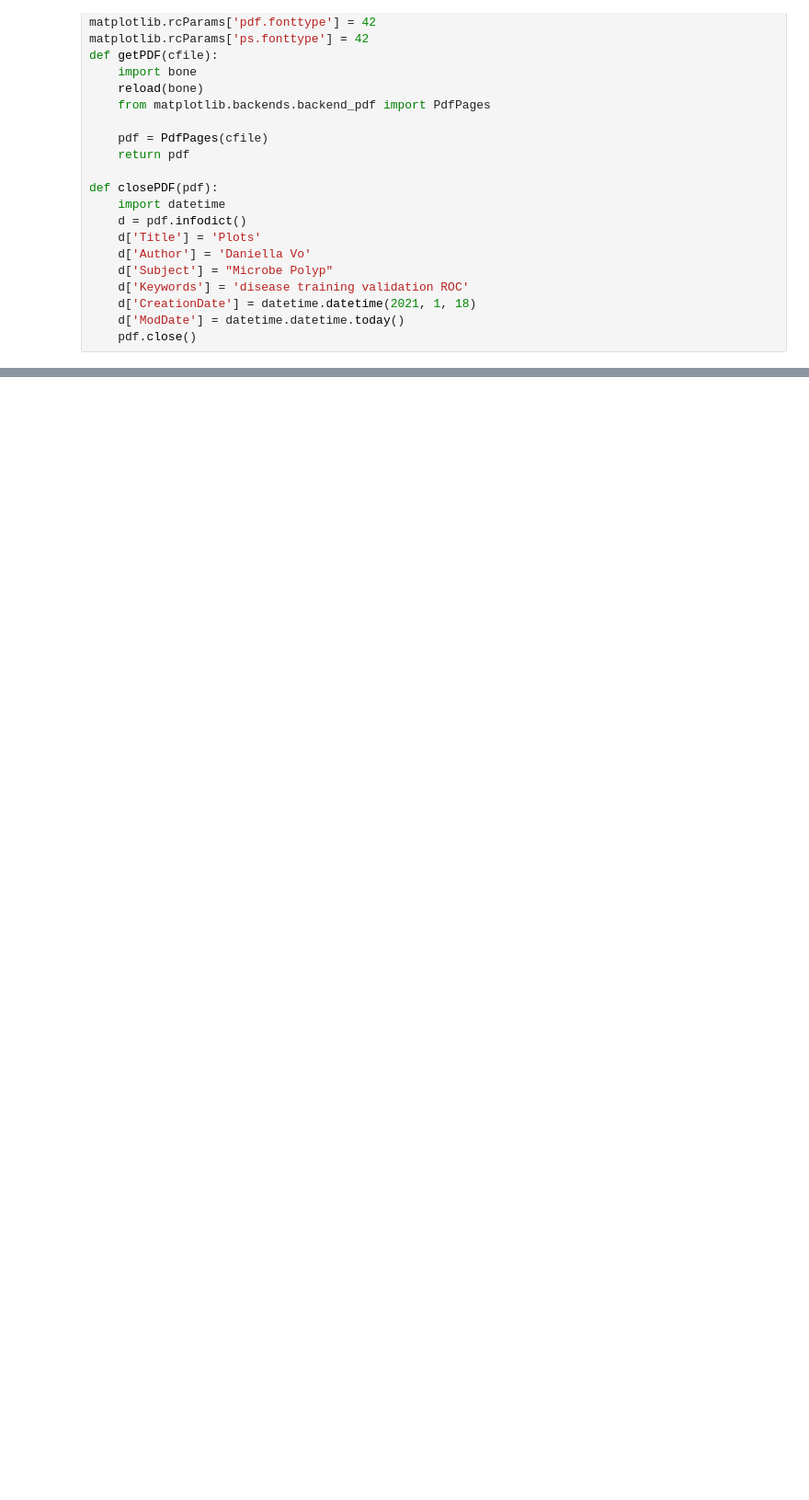
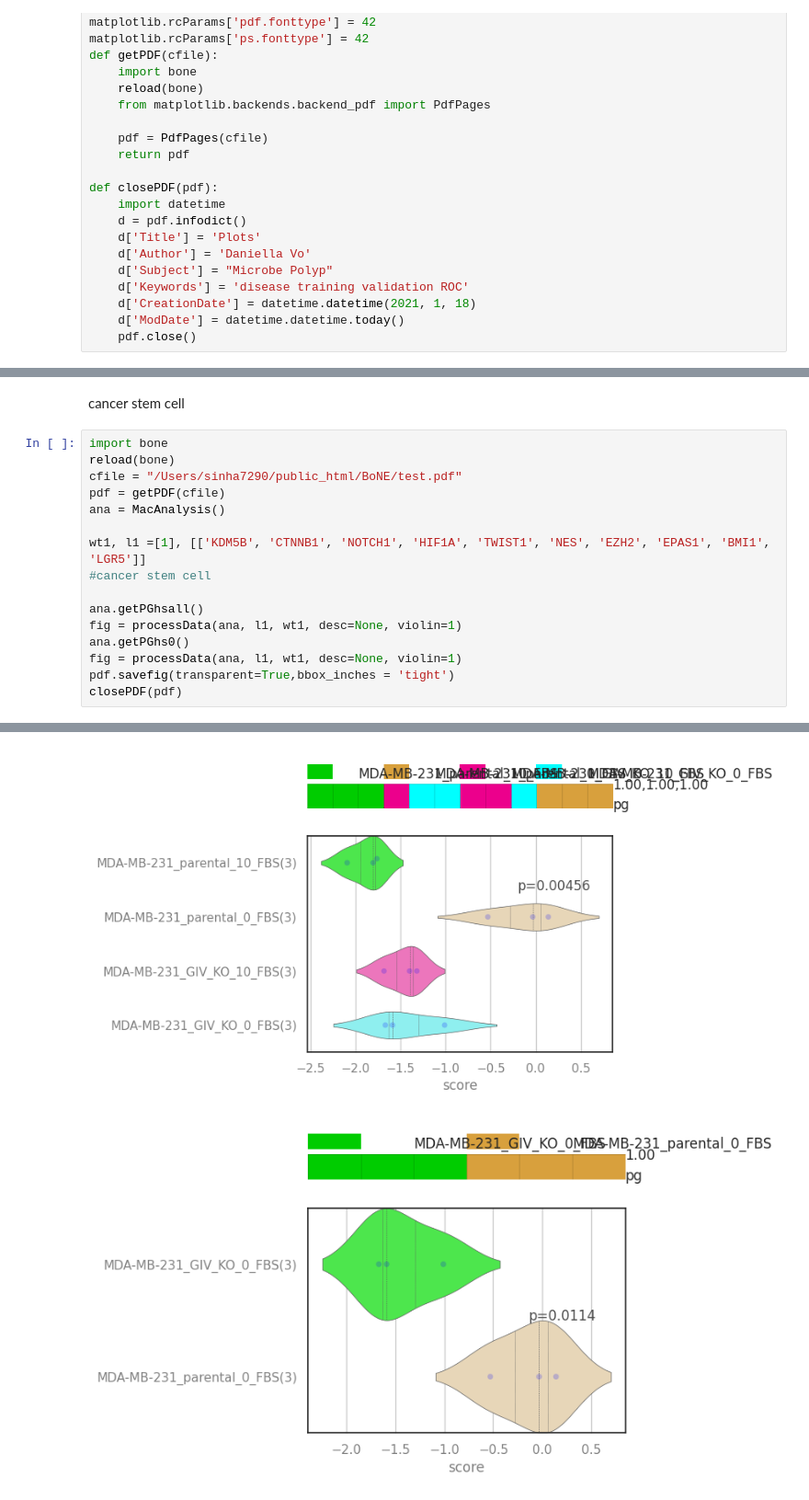
Before and after one commit to sinha7290/asig, a Jupyter notebook: ASIG composite score.ipynb, the cells around one changed output, grey strips where cells are left out. Shown at 92% size. Drawn from its saved outputs; the diff is of its cells as text; blank space fills up the shorter version.

```diff
--- a/ASIG composite score.ipynb
+++ b/ASIG composite score.ipynb
@@ -235,0 +295,19 @@ def closePDF(pdf):
+# %% [markdown]
+cancer stem cell
+# %%
+import bone
+reload(bone)
+cfile = "/Users/sinha7290/public_html/BoNE/test.pdf"
+pdf = getPDF(cfile)
+ana = MacAnalysis()
+
+wt1, l1 =[1], [['KDM5B', 'CTNNB1', 'NOTCH1', 'HIF1A', 'TWIST1', 'NES', 'EZH2', 'EPAS1', 'BMI1', 'LGR5']]
+#cancer stem cell
+
+ana.getPGhsall()
+fig = processData(ana, l1, wt1, desc=None, violin=1)
+ana.getPGhs0()
+fig = processData(ana, l1, wt1, desc=None, violin=1)
+pdf.savefig(transparent=True,bbox_inches = 'tight')
+closePDF(pdf)
+# %% [output]
@@ -235,0 +322,2 @@ def closePDF(pdf):
+[figure, added]
+[figure, added]
```
Also changed, not shown: parts of 35 cells of this notebook.
